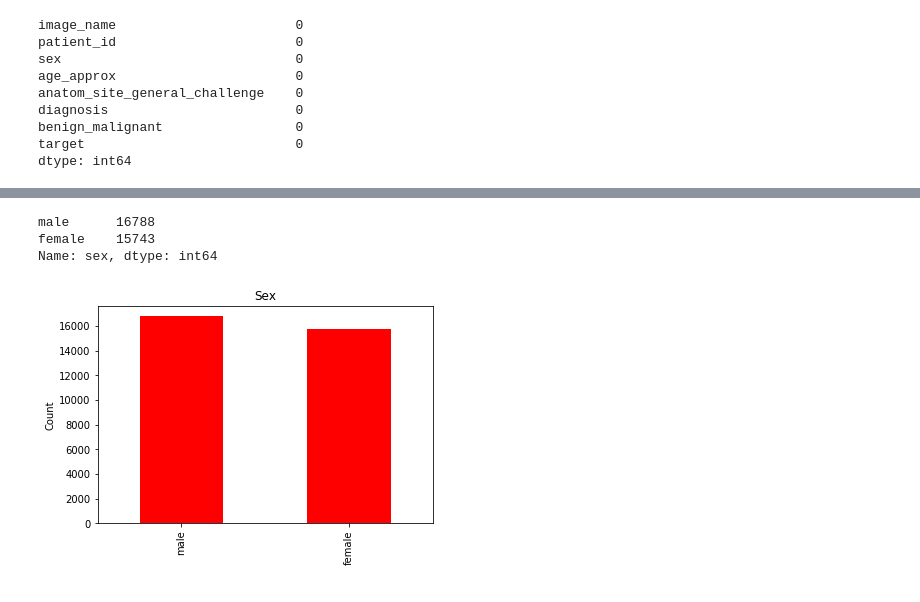
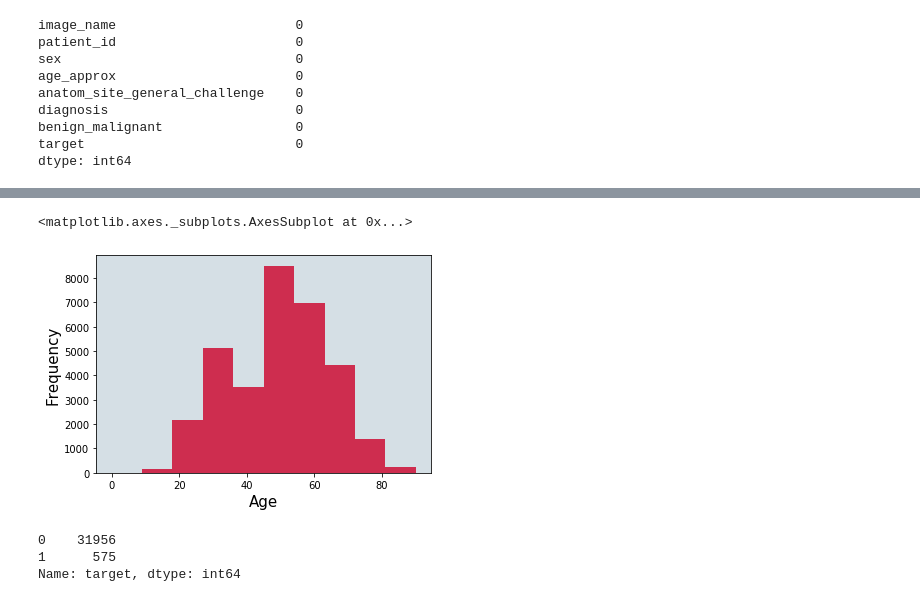
Before and after one commit to iamharsha1999/Melonama_Classification, a Jupyter notebook: EDA.ipynb, the cells around one changed output, grey strips where cells are left out. Cells and saved outputs as stored; diff of their text form; code cells hidden in the pictures.

```diff
--- a/EDA.ipynb
+++ b/EDA.ipynb
@@ -82,9 +41,14 @@ Name: diagnosis, dtype: int64
-# %%
-train_df['sex'].value_counts().plot(kind='bar', color = 'red', title = 'Sex')
-plt.ylabel('Count')
-train_df['sex'].value_counts()
-# %% [output]
-male      16788
-female    15743
-Name: sex, dtype: int64
-[figure, removed]
+# %%
+axi = plt.axes(facecolor = '#D5DFE5')
+plt.xlabel('Age', size = 15)
+plt.ylabel('Frequency', size = 15)
+train_df['age_approx'].plot(kind = 'hist', color = '#CE2D4F', ax = axi, grid = False)
+# %% [output]
+<matplotlib.axes._subplots.AxesSubplot at 0x...>
+[figure, added]
+# %%
+train_df['target'].value_counts()
+# %% [output]
+0    31956
+1      575
+Name: target, dtype: int64
```
Also changed, not shown: parts of 13 cells of this notebook.
